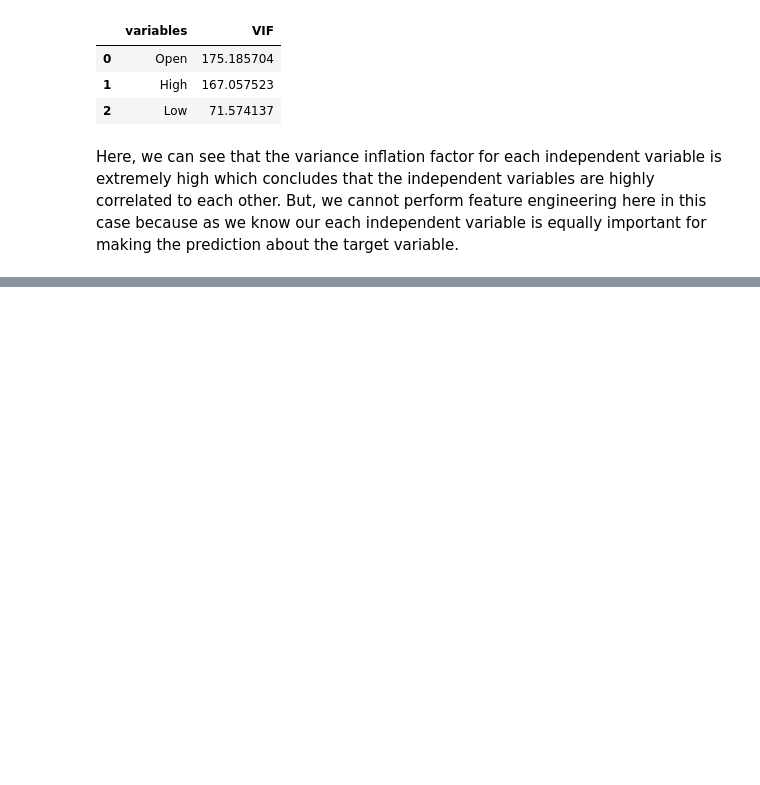
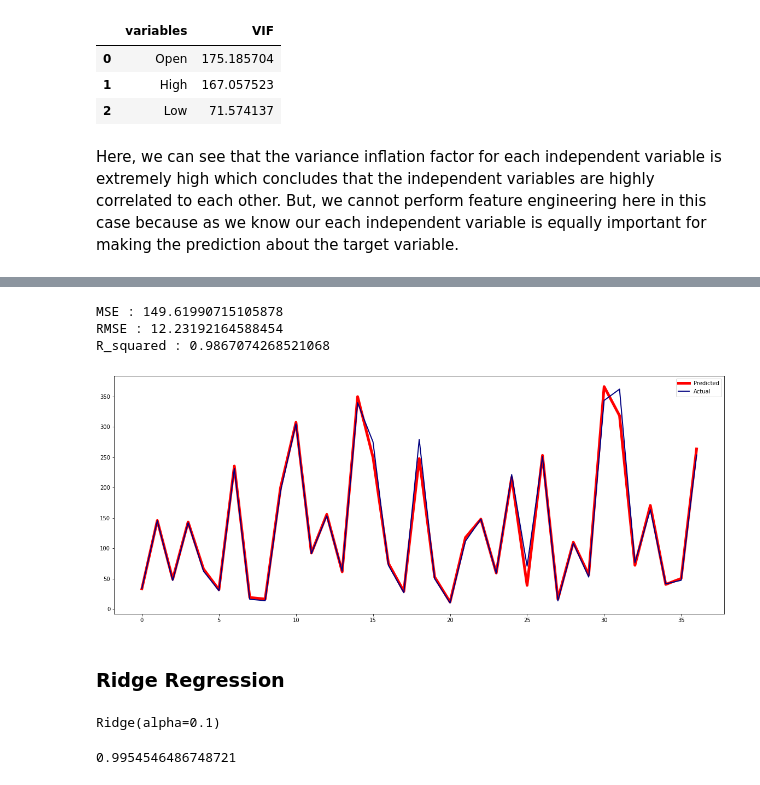
Before and after one commit to Shyam-S-Mishra/Shyam-S-Mishra-Supervised_ML_Capstone_Project_Regression, a Jupyter notebook: Shyam_Shubham_Mishra_Supervised_ML_Capstone_Project_Regression.ipynb, the cells around one changed output, grey strips where cells are left out. Saved outputs shown, nothing was run; the diff lists cells and outputs as text; code cells hidden in the pictures; blank space fills up the shorter version.

```diff
--- a/Shyam_Shubham_Mishra_Supervised_ML_Capstone_Project_Regression.ipynb
+++ b/Shyam_Shubham_Mishra_Supervised_ML_Capstone_Project_Regression.ipynb
@@ -304,0 +323,6 @@ Here, we can see that the variance inflation factor for each independent variabl
+# %%
+# Data Tranformation
+
+scaler = MinMaxScaler()
+X_train = scaler.fit_transform(x_train)
+X_test = scaler.transform(x_test)
@@ -304,0 +434,5 @@ Here, we can see that the variance inflation factor for each independent variabl
+# %%
+# Prediction of the testing dataset
+
+y_pred_lasso = lasso.predict(X_test)
+y_pred_lasso
@@ -304,0 +450,46 @@ Here, we can see that the variance inflation factor for each independent variabl
+# %%
+# Cheking Error
+
+
+MSE  = mean_squared_error((y_test), (y_pred_lasso))
+print("MSE :" , MSE)
+
+RMSE = np.sqrt(MSE)
+print("RMSE :" ,RMSE)
+
+R_squared = r2_score((y_test), (y_pred_lasso))
+print("R_squared :" ,R_squared)
+# %% [output]
+MSE : 149.61990715105878
+RMSE : 12.23192164588454
+R_squared : 0.9867074268521068
+# %%
+# Visualization of predicted vs actual test datset
+
+
+plt.figure(figsize=(20,8))
+plt.plot(y_pred_lasso,color='red',linewidth=5)
+plt.plot(np.array(y_test),color='navy',linewidth=2)
+plt.legend(["Predicted","Actual"])
+plt.show()
+# %% [output]
+[figure, added]
+# %% [markdown]
+>
+### Ridge Regression
+# %%
+# implementing ridge regression
+
+from sklearn.linear_model import Ridge
+
+ridge  = Ridge(alpha=0.1)
+
+ridge.fit(x_train,y_train)
+# %% [output]
+Ridge(alpha=0.1)
+# %%
+# Training Accuracy
+
+ridge.score(x_train, y_train)
+# %% [output]
+0.9954546486748721
```
Also changed, not shown: parts of 22 cells of this notebook.
